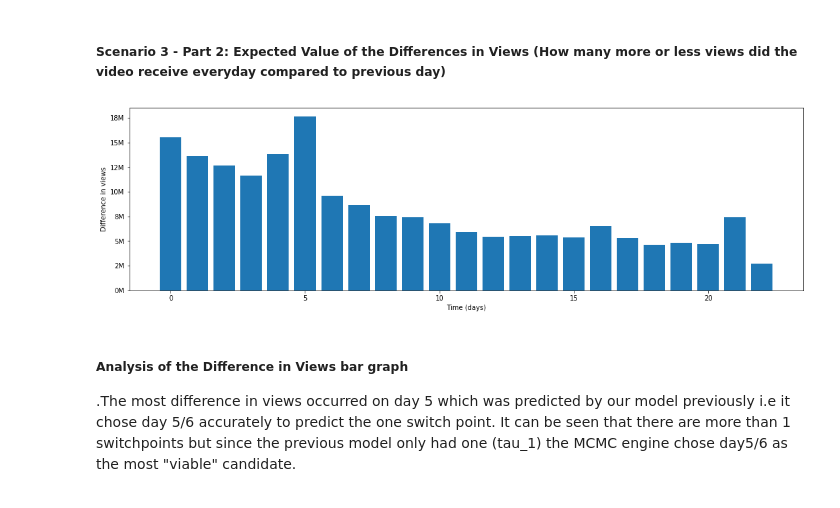
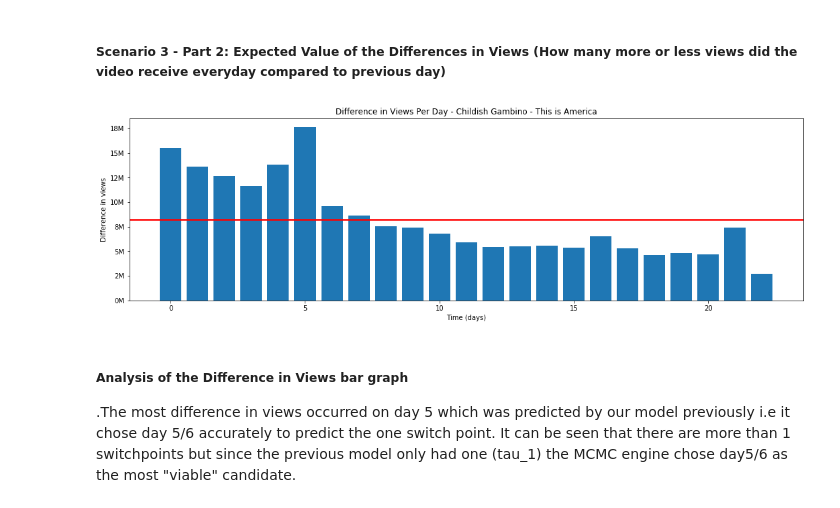
Before and after one commit to fariha23/YouTube_Data_Analysis_Video_Categories, a Jupyter notebook: YouTube-Statistics.ipynb, the cells around one changed output. Saved outputs shown, nothing was run; the diff lists cells and outputs as text; code cells hidden in the pictures.

```diff
--- a/YouTube-Statistics.ipynb
+++ b/YouTube-Statistics.ipynb
@@ -453,21 +511,25 @@ plt.legend(loc="upper left")
 # %%
 childish_diff=[]
 for i in range(len(childish_array)-2):
 
         temp= childish_array[i+1] - childish_array[i]
 
         childish_diff.append(temp)
 
 childish_diff_array=np.array(childish_diff)
 
 f, ax = plt.subplots(figsize=(18,5))
 _=plt.bar(np.arange(23), childish_diff_array)
 
 ax.yaxis.set_major_formatter(ticker.FuncFormatter(lambda x, pos: '{:,.0f}'.format(x/1000000) + 'M'))
 _=plt.xlabel("Time (days)")
 _=plt.ylabel("Difference in views")
+_=plt.title("Difference in Views Per Day - Childish Gambino - This is America")
+ax.axhline(np.mean(childish_diff_array), color='r', label='mean views', lw=2.5)
+
+plt.savefig('youtube-childish-diff-views-bar', bbox_inches = "tight")
 # %% [output]
-[figure, old version]
+[figure, new version]
 # %% [markdown]
 ##### Analysis of the Difference in Views bar graph
 .The most difference in views occurred on day 5 which was predicted by our model previously i.e it chose day 5/6 accurately to predict the one switch point. It can be seen that there are more than 1 switchpoints but since the previous model only had one (tau_1) the MCMC engine chose day5/6 as the most "viable" candidate.
```
Also changed, not shown: parts of 13 cells of this notebook, 5 other files.
